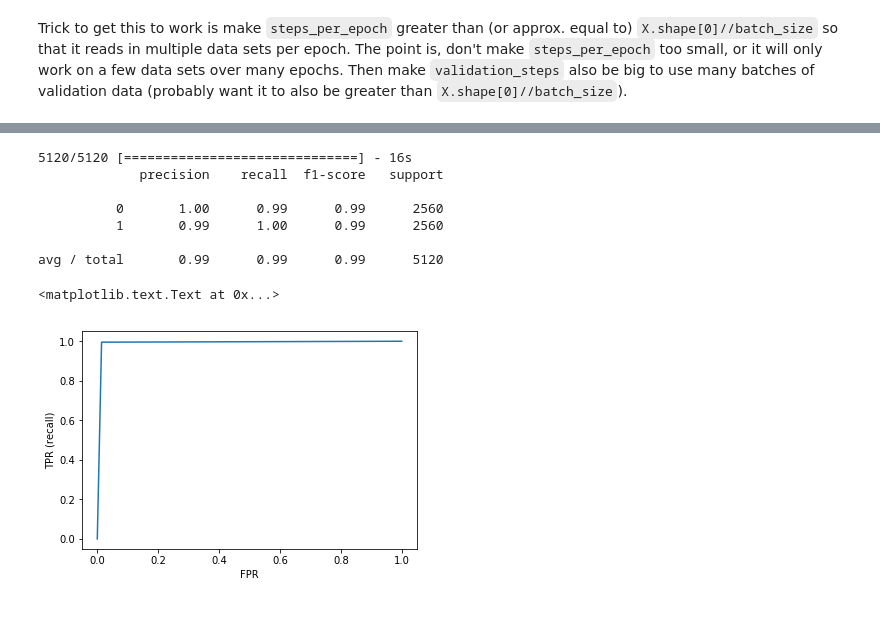
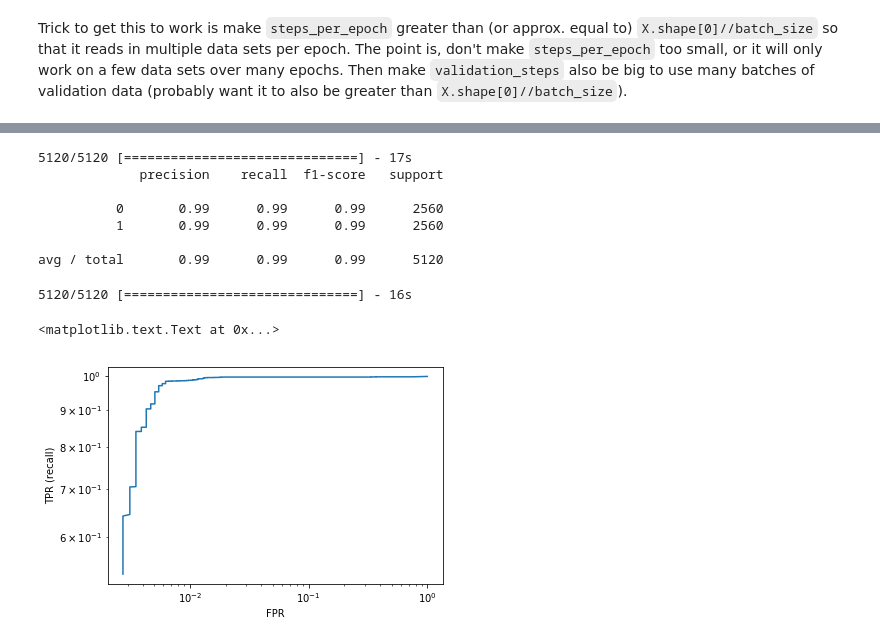
Before and after one commit to djreiss/CNN_HiTS_demo, a Jupyter notebook: CNN_HiTS_demo_big-datagen2.ipynb, the cells around one changed output, grey strips where cells are left out. Cells and saved outputs as stored; diff of their text form; code cells hidden in the pictures; blank space fills up the shorter version.

```diff
--- a/CNN_HiTS_demo_big-datagen2.ipynb
+++ b/CNN_HiTS_demo_big-datagen2.ipynb
@@ -388,20 +388,23 @@ from sklearn import metrics
 
 (X_test, Y_test), _, _ = load_pkl_data(235, split_frac=(1.0, 1.0), verbose=False)
 
-pred = model.predict_classes(X_test)
-print(metrics.classification_report(Y_test[:,1].astype(int), pred))
-
-fpr, tpr, thresholds = metrics.roc_curve(Y_test[:,1].astype(int), pred)
-plt.plot(fpr, tpr, label='ROC Curve')
-plt.xlabel('FPR'); plt.ylabel('TPR (recall)')
+pred_classes = model.predict_classes(X_test)
+print(metrics.classification_report(Y_test[:,1].astype(int), pred_classes))
 # %% [output]
-5120/5120 [==============================] - 16s
+5120/5120 [==============================] - 17s
              precision    recall  f1-score   support
 
-          0       1.00      0.99      0.99      2560
-          1       0.99      1.00      0.99      2560
+          0       0.99      0.99      0.99      2560
+          1       0.99      0.99      0.99      2560
 
 avg / total       0.99      0.99      0.99      5120
-<matplotlib.text.Text at 0x...>
-[figure, removed]
+# %%
+pred = model.predict_proba(X_test)
+fpr, tpr, thresholds = metrics.roc_curve(Y_test[:,1], pred[:,1])
+plt.loglog(fpr, tpr, label='ROC Curve')
+plt.xlabel('FPR'); plt.ylabel('TPR (recall)')
+# %% [output]
+5120/5120 [==============================] - 16s
+<matplotlib.text.Text at 0x...>
+[figure, added]
 # %%
```
Also changed, not shown: parts of 21 cells of this notebook.
